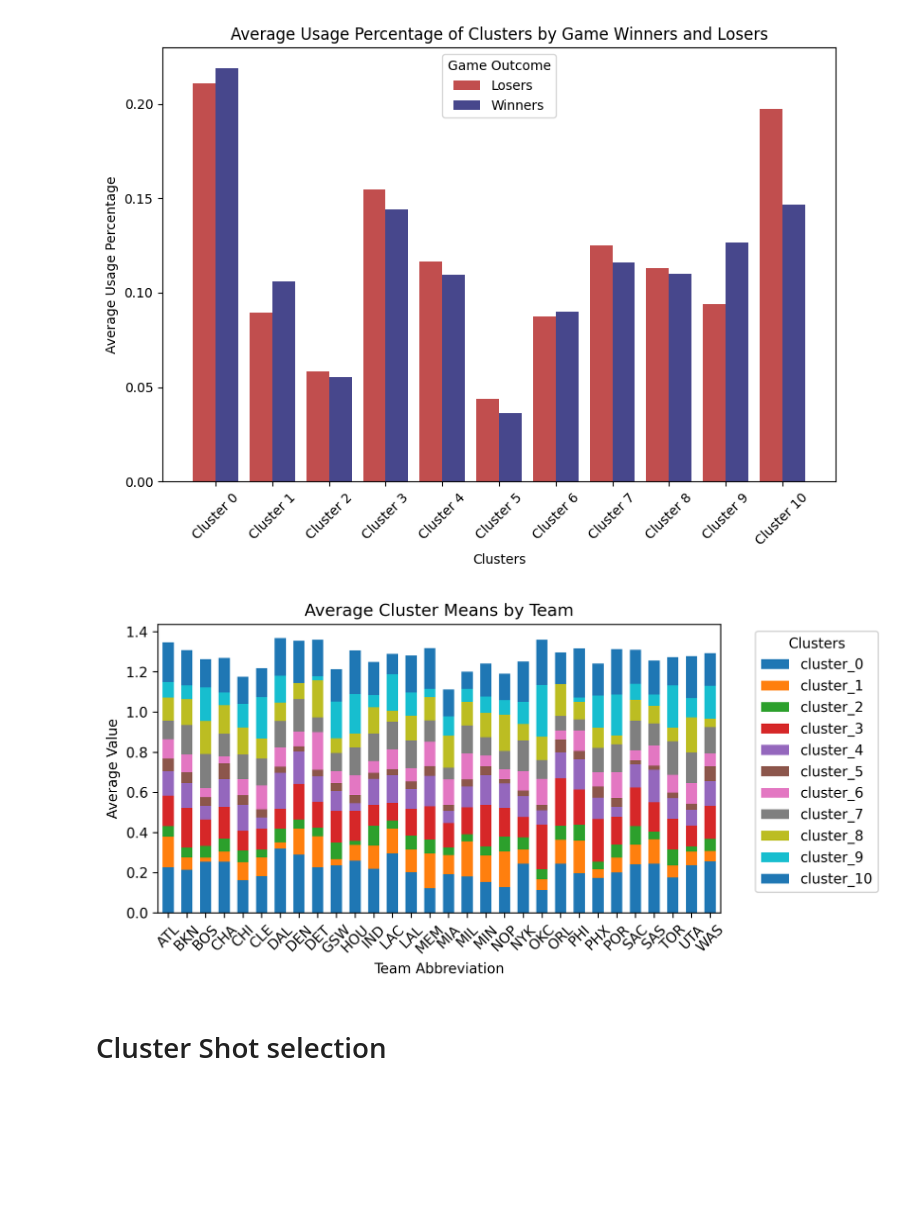
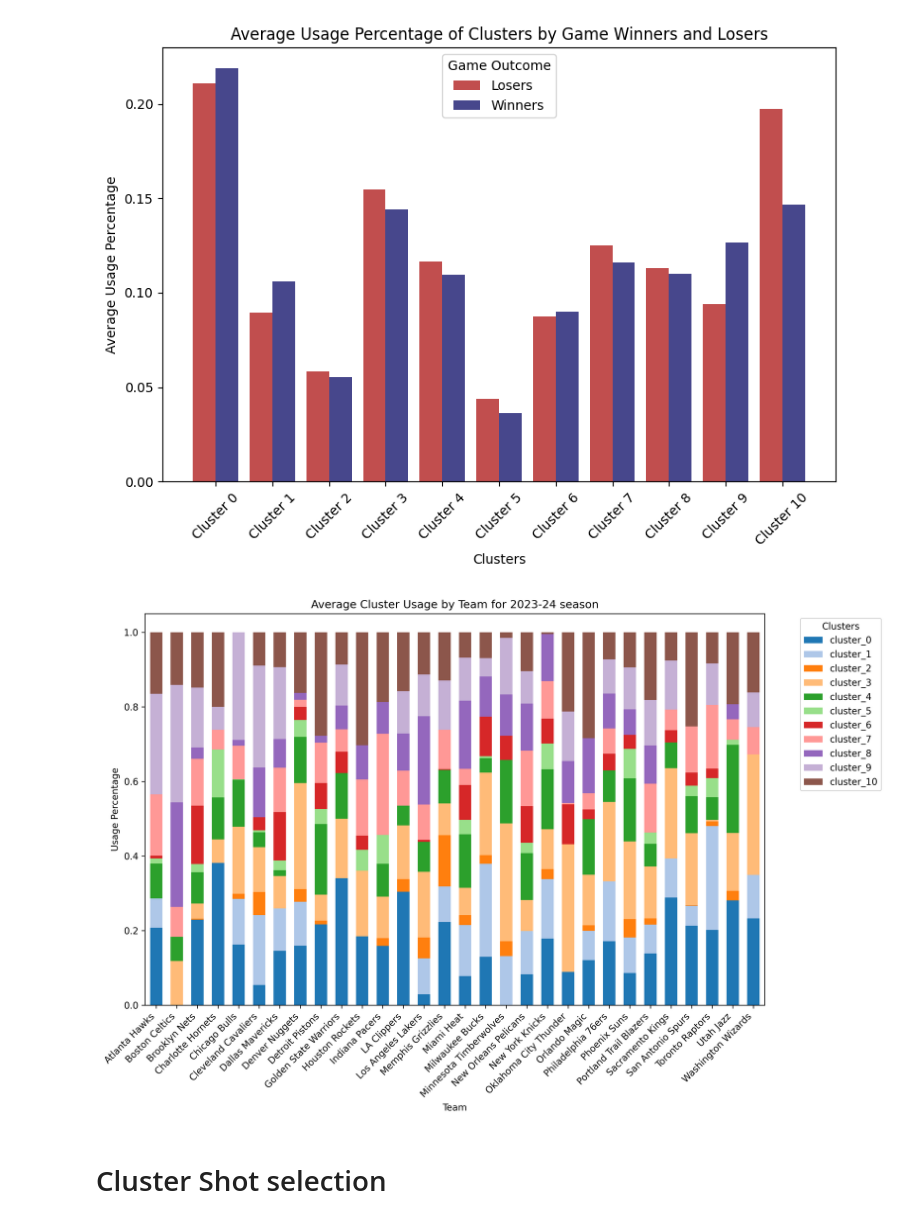
Before and after one commit to khodgema/Capstone, a Jupyter notebook: Cluster_updates.ipynb, the cells around one changed output. Saved outputs shown, nothing was run; the diff lists cells and outputs as text; code cells hidden in the pictures; blank space fills up the shorter version.

```diff
--- a/Cluster_updates.ipynb
+++ b/Cluster_updates.ipynb
@@ -973,35 +980,40 @@ plt.show()
 # %% [output]
 [figure]
 # %%
-team_clusters = big_df.groupby('TEAM_ABBREVIATION_x').agg({
+team_clusters = big_df[big_df['SEASON_YEAR'] =='2022-23' ].groupby('TEAM_NAME_x').agg({
     'cluster_0': 'mean',
     'cluster_1': 'mean',
     'cluster_2': 'mean',
     'cluster_3': 'mean',
     'cluster_4': 'mean',
     'cluster_5': 'mean',
     'cluster_6': 'mean',
     'cluster_7': 'mean',
     'cluster_8': 'mean',
     'cluster_9': 'mean',
     'cluster_10': 'mean'
 }).reset_index()
 
-plt.figure(figsize=(8, 4),dpi = 300)
+team_clusters.iloc[:, 1:] = team_clusters.iloc[:, 1:].div(team_clusters.iloc[:, 1:].sum(axis=1), axis=0)
 
-ax = team_clusters.set_index('TEAM_ABBREVIATION_x').plot(kind='bar', stacked=True, width = 0.6, ax=plt.gca())
 
-ax.set_title('Average Cluster Means by Team')
-ax.set_xlabel('Team Abbreviation')
-ax.set_ylabel('Average Value')
+plt.figure(figsize=(12, 8),dpi = 300)
+
+ax = team_clusters.set_index('TEAM_NAME_x').plot(kind='bar', stacked=True, width = 0.6, ax=plt.gca(), color = plt.cm.tab20.colors)
+
+ax.set_title('Average Cluster Usage by Team for 2023-24 season')
+ax.set_xlabel('Team')
+ax.set_ylabel('Usage Percentage')
 ax.legend(title='Clusters', bbox_to_anchor=(1.05, 1))
-ax.tick_params(axis='x', rotation=45)
+
+ax.set_xticklabels(ax.get_xticklabels(), rotation=45, ha='right', fontsize=10)
+plt.subplots_adjust(bottom=.25)
 
 plt.tight_layout()
 plt.savefig('charts/team_clusters.png')
 plt.show()
 # %% [output]
-[figure, old version]
+[figure, new version]
 # %%
 cluster_means = big_df.groupby('WL').agg({
     'cluster_0': 'mean',
```
Also changed, not shown: parts of 12 cells of this notebook, 1 other file.
